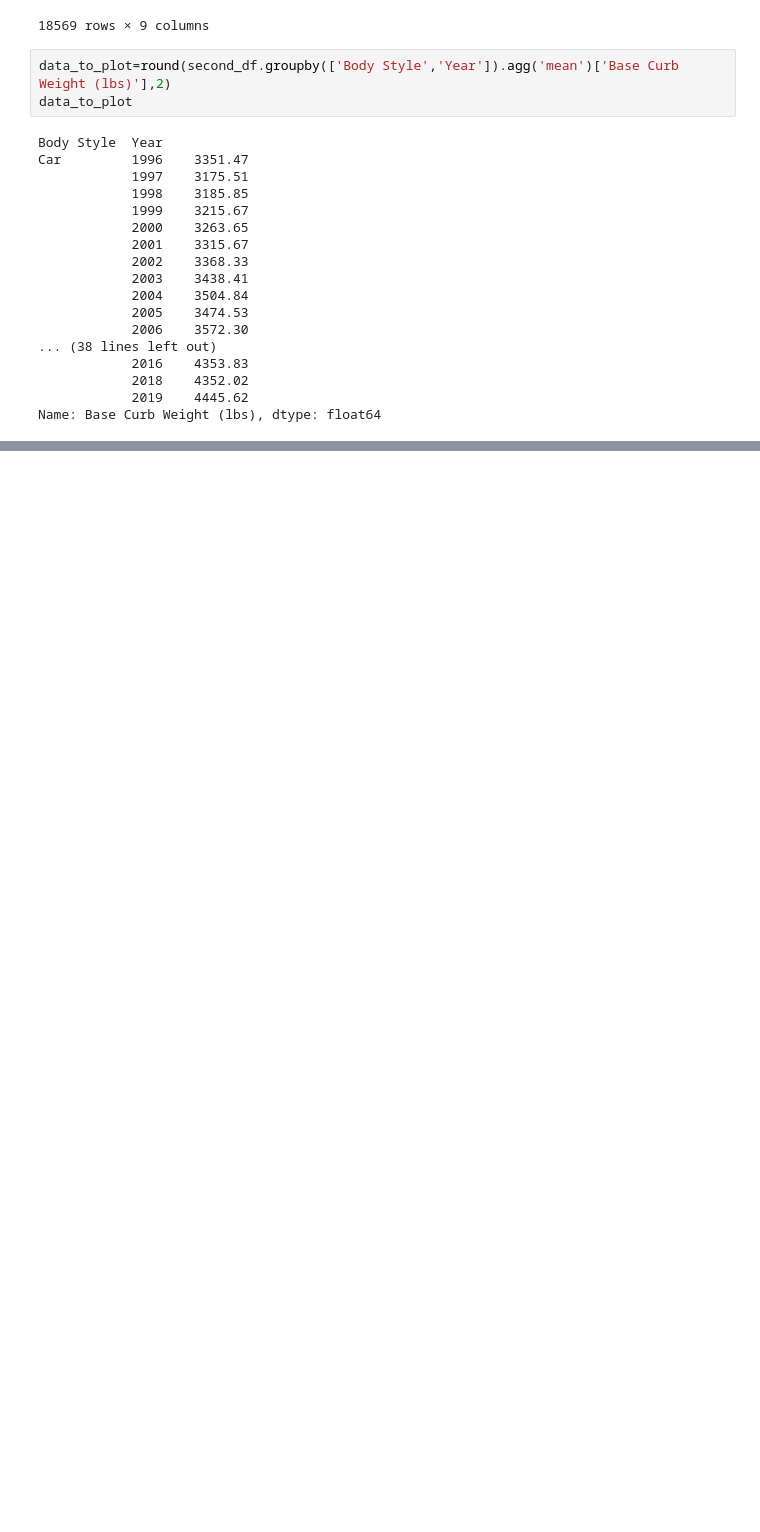
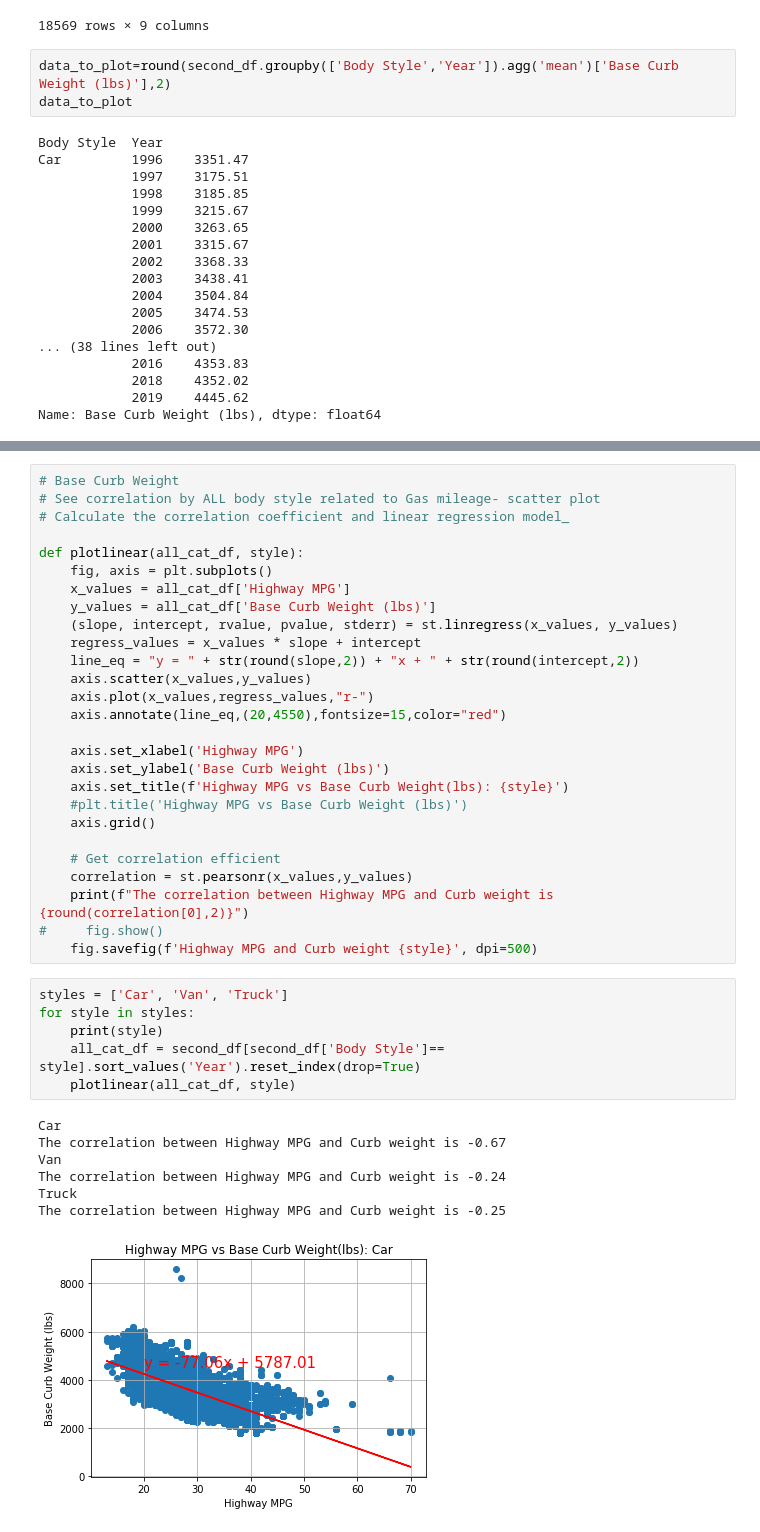
Before and after one commit to NoahGoldstein13/data-analysis-project-1, a Jupyter notebook: Alice/Alice_project.ipynb, the cells around one changed output, grey strips where cells are left out. Cells and saved outputs as stored; diff of their text form; blank space fills up the shorter version.

```diff
--- a/Alice/Alice_project.ipynb
+++ b/Alice/Alice_project.ipynb
@@ -200,0 +260,41 @@ See correlation by 1 body style related to Gas mileage- scatter plot
+# %%
+# Base Curb Weight
+# See correlation by ALL body style related to Gas mileage- scatter plot
+# Calculate the correlation coefficient and linear regression model_
+
+def plotlinear(all_cat_df, style):
+    fig, axis = plt.subplots()
+    x_values = all_cat_df['Highway MPG']
+    y_values = all_cat_df['Base Curb Weight (lbs)']
+    (slope, intercept, rvalue, pvalue, stderr) = st.linregress(x_values, y_values)
+    regress_values = x_values * slope + intercept
+    line_eq = "y = " + str(round(slope,2)) + "x + " + str(round(intercept,2))
+    axis.scatter(x_values,y_values)
+    axis.plot(x_values,regress_values,"r-")
+    axis.annotate(line_eq,(20,4550),fontsize=15,color="red")
+
+    axis.set_xlabel('Highway MPG')
+    axis.set_ylabel('Base Curb Weight (lbs)')
+    axis.set_title(f'Highway MPG vs Base Curb Weight(lbs): {style}')
+    #plt.title('Highway MPG vs Base Curb Weight (lbs)')
+    axis.grid()
+
+    # Get correlation efficient
+    correlation = st.pearsonr(x_values,y_values)
+    print(f"The correlation between Highway MPG and Curb weight is {round(correlation[0],2)}")
+#     fig.show()
+    fig.savefig(f'Highway MPG and Curb weight {style}', dpi=500)
+# %%
+styles = ['Car', 'Van', 'Truck']
+for style in styles:
+    print(style)
+    all_cat_df = second_df[second_df['Body Style']== style].sort_values('Year').reset_index(drop=True)
+    plotlinear(all_cat_df, style)
+# %% [output]
+Car
+The correlation between Highway MPG and Curb weight is -0.67
+Van
+The correlation between Highway MPG and Curb weight is -0.24
+Truck
+The correlation between Highway MPG and Curb weight is -0.25
+[figure, added]
```
Also changed, not shown: parts of 12 cells of this notebook.
